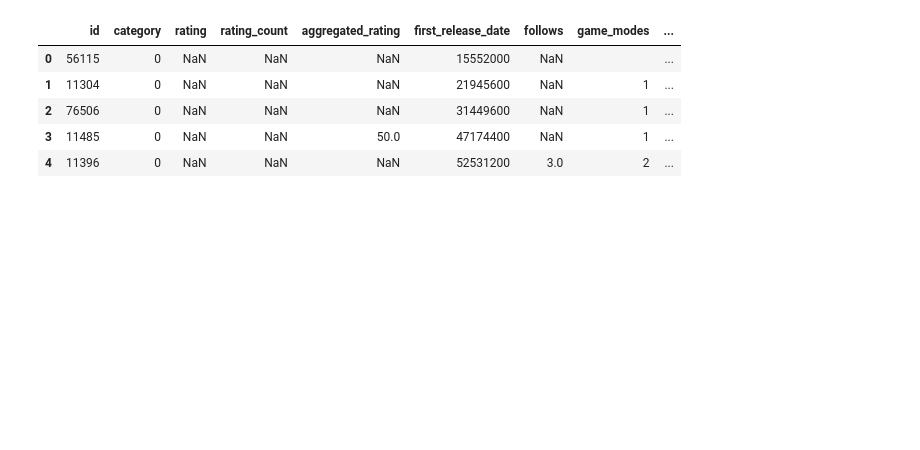
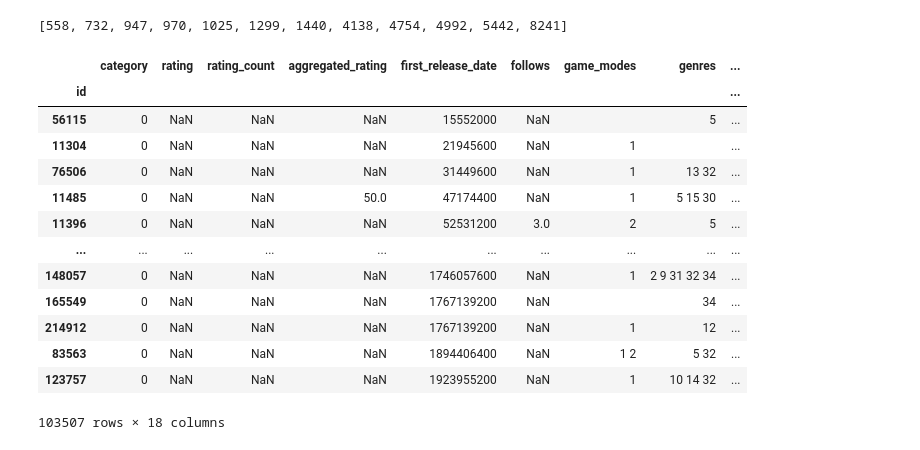
Before and after one commit to pilosadist/energy.classification, a Jupyter notebook: game.base.ipynb, the cells around one changed output. Drawn from its saved outputs; the diff is of its cells as text; code cells hidden in the pictures; blank space fills up the shorter version.

Commit message:
add data from keyword and multiplayer table of db

```diff
--- a/game.base.ipynb
+++ b/game.base.ipynb
@@ -62,12 +67,33 @@ while len(byte_array) > 2:
 
 
 base = pd.DataFrame(batch)
+# %%
+base.set_index(['id'], inplace=True)
 # %%
-base.head()
+byte_array = wrapper.api_request(
+            'keywords',
+            f'fields name; limit 500;'
+          )
+
+count = 1
+
+keyworddict = {'id': [], 'name':[]}
+
+while len(byte_array) > 2:
+
+    for i in json.loads(byte_array.decode('utf-8')):
+        keyworddict['id'].append(i['id'])
+        keyworddict['name'].append(i['name'])
+
+    time.sleep(0.25)
+
+    byte_array = wrapper.api_request(
+            'keywords',
+            f'fields name; limit 500; offset {500*count};'
+          )
+
+    count += 1
+
+keywords = pd.DataFrame(keyworddict)
-# %% [output]
-|  | id | category | rating | rating_count | aggregated_rating | first_release_date | follows | game_modes | ... |
-| 0 | 56115 | 0 | NaN | NaN | NaN | 15552000 | NaN |  | ... |
-| 1 | 11304 | 0 | NaN | NaN | NaN | 21945600 | NaN | 1 | ... |
-| 2 | 76506 | 0 | NaN | NaN | NaN | 31449600 | NaN | 1 | ... |
-| 3 | 11485 | 0 | NaN | NaN | 50.0 | 47174400 | NaN | 1 | ... |
-| 4 | 11396 | 0 | NaN | NaN | NaN | 52531200 | 3.0 | 2 | ... |
+# %%
+keywords.set_index(['id'],inplace=True)
@@ -74,3 +135,36 @@ base.head()
+# %%
+pd.Series().values
+# %% [output]
+[558, 732, 947, 970, 1025, 1299, 1440, 4138, 4754, 4992, 5442, 8241]
+# %%
+def keywordsidtoname(ids: str):
+    if len(ids) > 0:
+        try:
+            names = ' '.join(keywords.loc[[int(i) for i in ids.split()], 'name'].values)
+        except KeyError:
+            names = ''
+    else:
+        names = ''
+    return names
+
+base['keywords'] = base['keywords'].apply(keywordsidtoname)
+# %%
+base
+# %% [output]
+|  | category | rating | rating_count | aggregated_rating | first_release_date | follows | game_modes | genres | ... |
+| id |  |  |  |  |  |  |  |  | ... |
+| 56115 | 0 | NaN | NaN | NaN | 15552000 | NaN |  | 5 | ... |
+| 11304 | 0 | NaN | NaN | NaN | 21945600 | NaN | 1 |  | ... |
+| 76506 | 0 | NaN | NaN | NaN | 31449600 | NaN | 1 | 13 32 | ... |
+| 11485 | 0 | NaN | NaN | 50.0 | 47174400 | NaN | 1 | 5 15 30 | ... |
+| 11396 | 0 | NaN | NaN | NaN | 52531200 | 3.0 | 2 | 5 | ... |
+| ... | ... | ... | ... | ... | ... | ... | ... | ... | ... |
+| 148057 | 0 | NaN | NaN | NaN | 1746057600 | NaN | 1 | 2 9 31 32 34 | ... |
+| 165549 | 0 | NaN | NaN | NaN | 1767139200 | NaN |  | 34 | ... |
+| 214912 | 0 | NaN | NaN | NaN | 1767139200 | NaN | 1 | 12 | ... |
+| 83563 | 0 | NaN | NaN | NaN | 1894406400 | NaN | 1 2 | 5 32 | ... |
+| 123757 | 0 | NaN | NaN | NaN | 1923955200 | NaN | 1 | 10 14 32 | ... |
+103507 rows × 18 columns
 # %%
 import os.path
 
```
Also changed, not shown: parts of 5 cells of this notebook, 1 other file.
